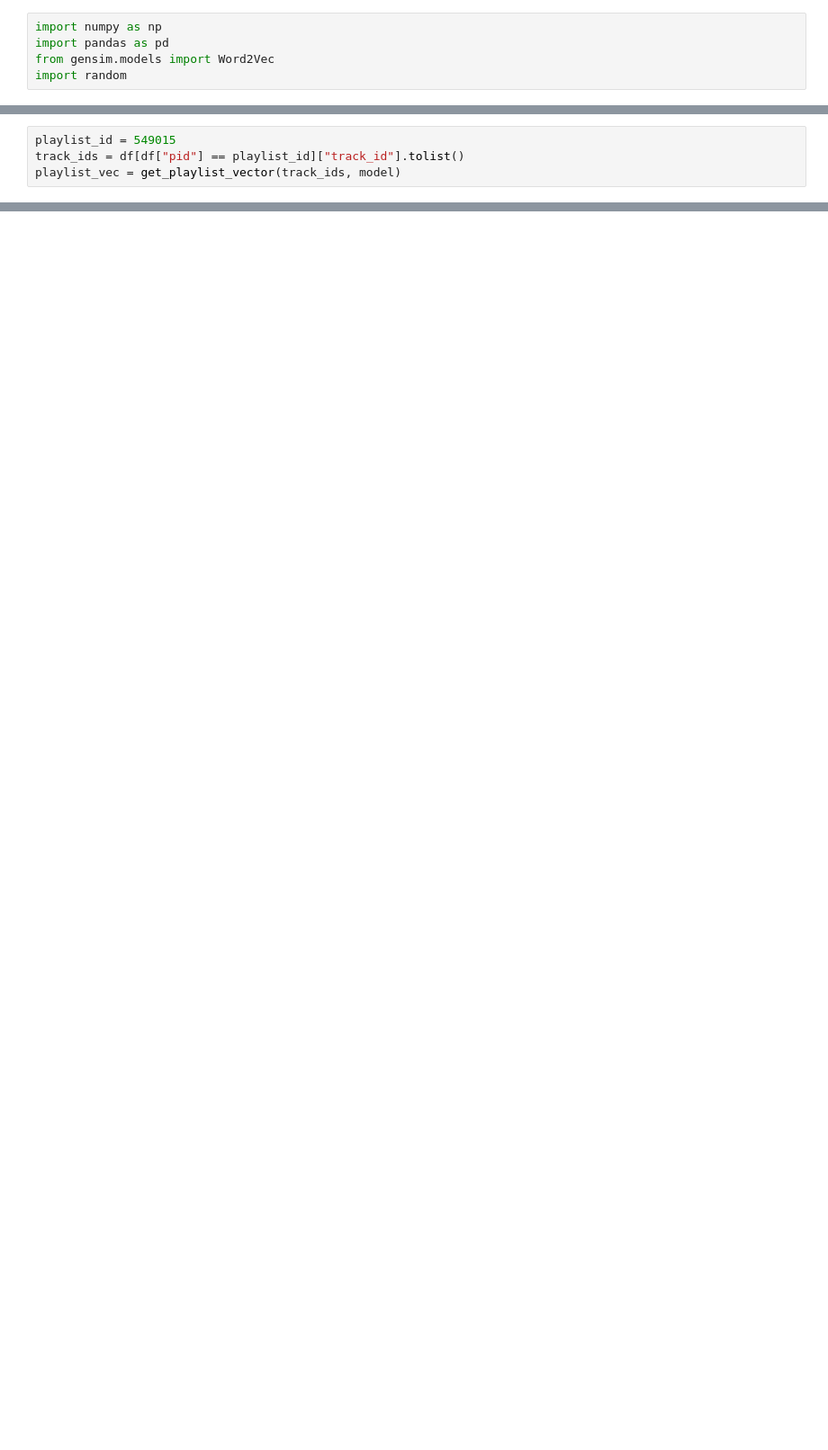
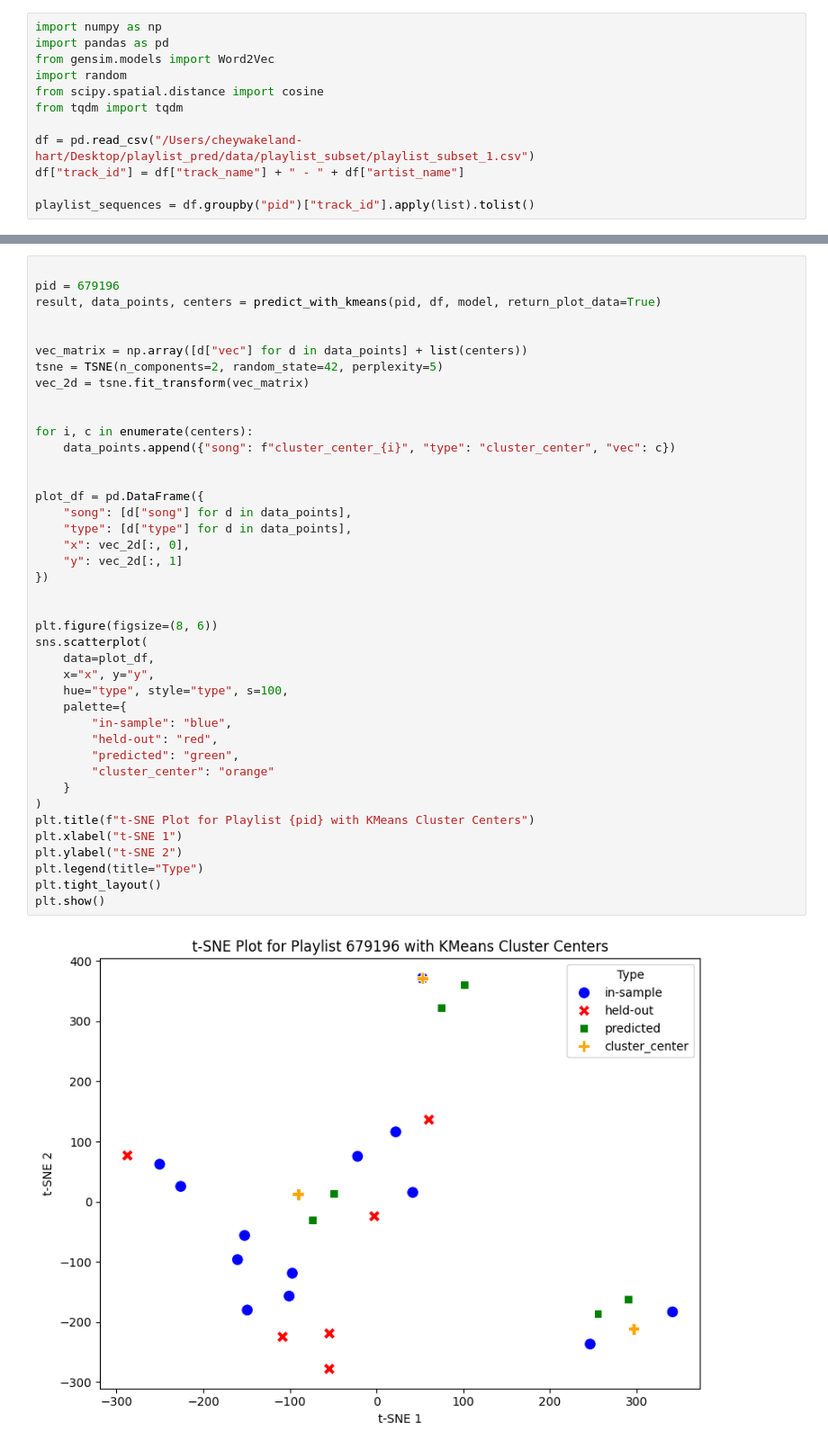
Before and after one commit to cheyennewh/playlist_pred, a Jupyter notebook: codebook/playlist_similar_cosine.ipynb, the cells around one changed output, grey strips where cells are left out. Shown at 90% size. Saved outputs shown, nothing was run; the diff lists cells and outputs as text; blank space fills up the shorter version.

Commit message:
update model2 code

```diff
--- a/codebook/playlist_similar_cosine.ipynb
+++ b/codebook/playlist_similar_cosine.ipynb
@@ -3,3 +3,10 @@ import numpy as np
 import pandas as pd
 from gensim.models import Word2Vec
 import random
+from scipy.spatial.distance import cosine
+from tqdm import tqdm
+
+df = pd.read_csv("/Users/cheywakeland-hart/Desktop/playlist_pred/data/playlist_subset/playlist_subset_1.csv")
+df["track_id"] = df["track_name"] + " - " + df["artist_name"]
+
+playlist_sequences = df.groupby("pid")["track_id"].apply(list).tolist()
@@ -23,4 +12,0 @@ def get_playlist_vector(track_ids, model, sample_frac=0.75):
-# %%
-playlist_id = 549015
-track_ids = df[df["pid"] == playlist_id]["track_id"].tolist()
-playlist_vec = get_playlist_vector(track_ids, model)
@@ -32,0 +218,43 @@ print (similar)
+# %%
+
+pid = 679196
+result, data_points, centers = predict_with_kmeans(pid, df, model, return_plot_data=True)
+
+
+vec_matrix = np.array([d["vec"] for d in data_points] + list(centers))
+tsne = TSNE(n_components=2, random_state=42, perplexity=5)
+vec_2d = tsne.fit_transform(vec_matrix)
+
+
+for i, c in enumerate(centers):
+    data_points.append({"song": f"cluster_center_{i}", "type": "cluster_center", "vec": c})
+
+
+plot_df = pd.DataFrame({
+    "song": [d["song"] for d in data_points],
+    "type": [d["type"] for d in data_points],
+    "x": vec_2d[:, 0],
+    "y": vec_2d[:, 1]
+})
+
+
+plt.figure(figsize=(8, 6))
+sns.scatterplot(
+    data=plot_df,
+    x="x", y="y",
+    hue="type", style="type", s=100,
+    palette={
+        "in-sample": "blue",
+        "held-out": "red",
+        "predicted": "green",
+        "cluster_center": "orange"
+    }
+)
+plt.title(f"t-SNE Plot for Playlist {pid} with KMeans Cluster Centers")
+plt.xlabel("t-SNE 1")
+plt.ylabel("t-SNE 2")
+plt.legend(title="Type")
+plt.tight_layout()
+plt.show()
+# %% [output]
+[figure, added]
```
Also changed, not shown: parts of 8 cells of this notebook.
